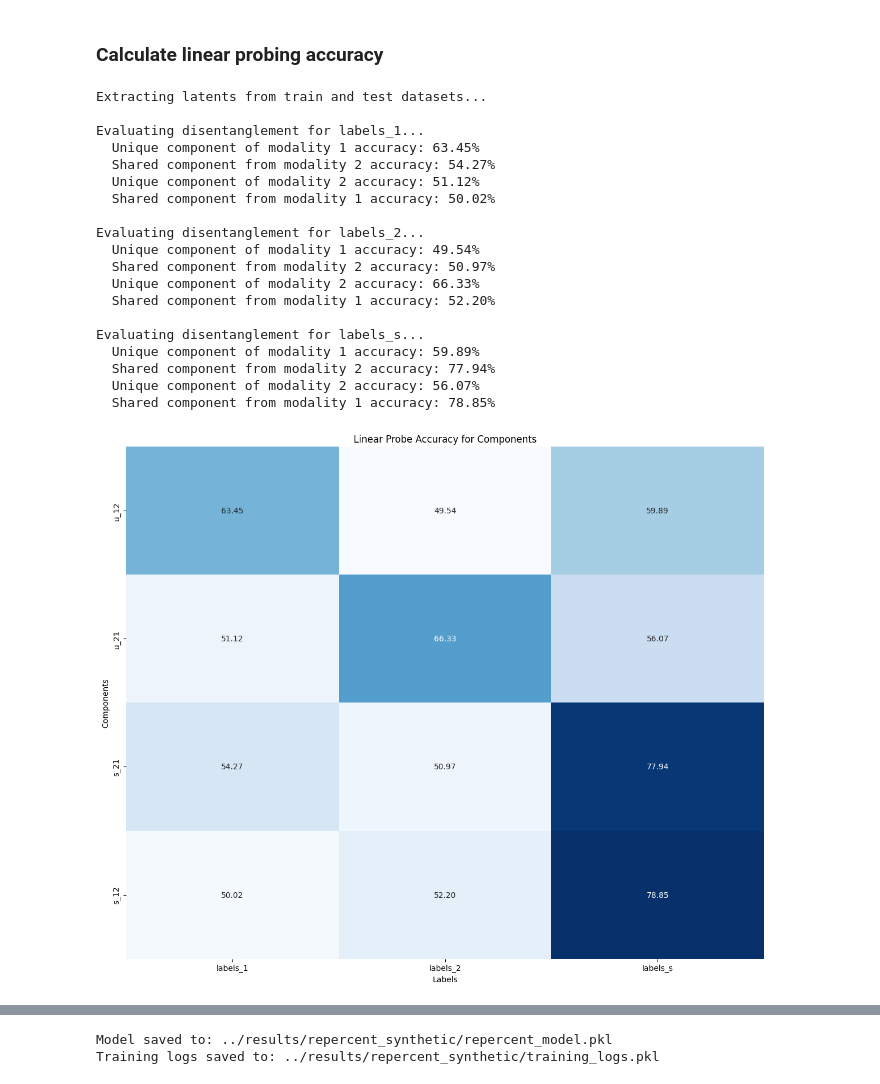
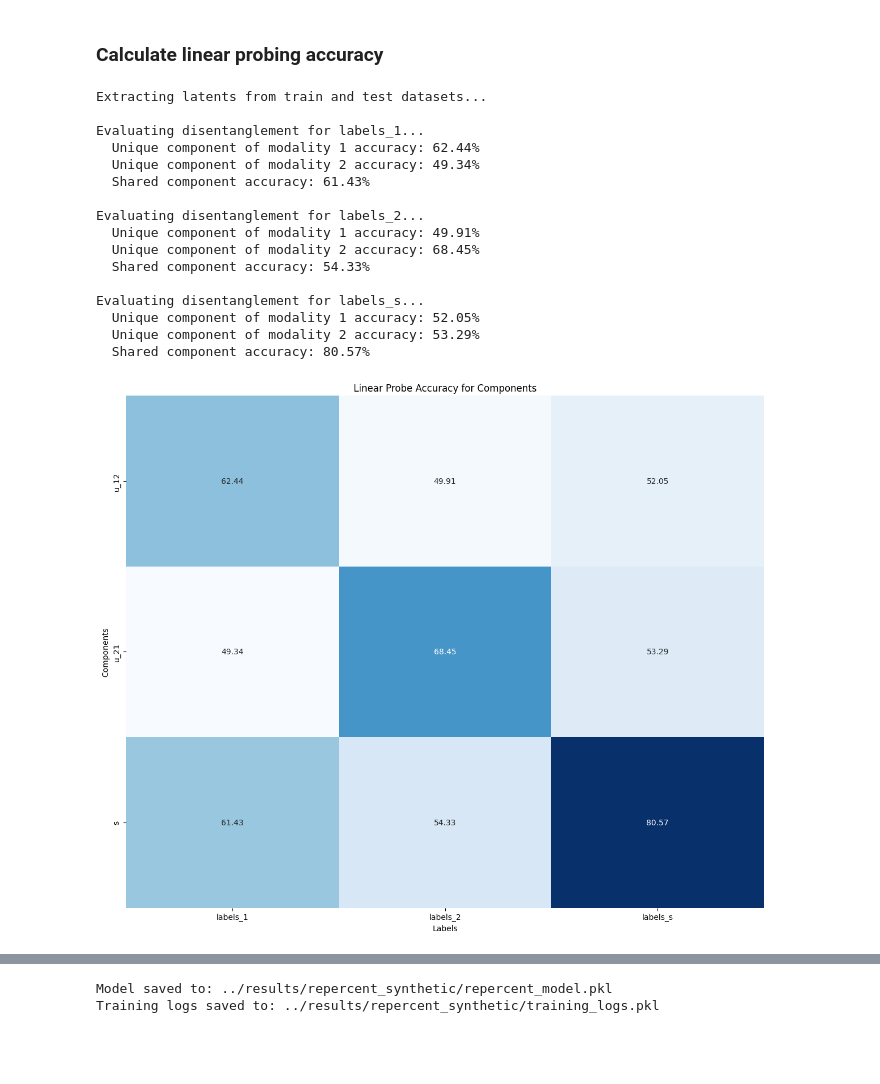
Before and after one commit to Vascorn/RePercENT, a Jupyter notebook: notebooks/repercent_synthetic.ipynb, the cells around one changed output, grey strips where cells are left out. Drawn from its saved outputs; the diff is of its cells as text; code cells hidden in the pictures; blank space fills up the shorter version.

```diff
--- a/notebooks/repercent_synthetic.ipynb
+++ b/notebooks/repercent_synthetic.ipynb
@@ -82,7 +83,7 @@ INPUT_CHANNELS= latent_dim['Z1'] + latent_dim['Zs'] # input channels = dim of un
 INPUT_AXIS = 1
 LATENT_HEADS = 1
 NUM_LATENTS = 2 # number of latent vectors, i.e. the number of disentangled factors to extract
-LATENT_DIM = 32
+LATENT_DIM = 16
 CROSS_HEADS = 2
 POS_ENCODING= True
 
@@ -132,7 +133,7 @@ INPUT_CHANNELS= latent_dim['Z2'] + latent_dim['Zs'] # input channels = dim of un
 INPUT_AXIS = 1 # input axis = time points of modality 2
 LATENT_HEADS = 1
 NUM_LATENTS = 2 # number of latent vectors, i.e. the number of disentangled factors to extract
-LATENT_DIM = 32
+LATENT_DIM = 16
 CROSS_HEADS = 2
 POS_ENCODING= True
 
@@ -289,7 +290,7 @@ alpha = 0.5
 lmd = 1e-3
 EPOCHS = 50
 BATCH_SZ = 1024
-LR = 1e-3
+LR = 5e-3
 
 
 dissen_loss = DisenLoss(alpha=alpha, lmd=lmd, lmd_end_value= 0)
@@ -440,7 +441,7 @@ print("Extracting latents from train and test datasets...")
 train_data_dict = extract_latents_and_labels(model, train_dataloader, device)
 test_data_dict = extract_latents_and_labels(model, test_dataloader, device)
 
-test_loss_logs["linear_probe"] = {"u_12": np.zeros(3), "s_21": np.zeros(3), "u_21": np.zeros(3), "s_12": np.zeros(3)}
+test_loss_logs["linear_probe"] = {"u_12": np.zeros(3), "u_21": np.zeros(3), "s": np.zeros(3)}
 for i, label in enumerate(['labels_1', 'labels_2', 'labels_s']):
     print(f"\nEvaluating disentanglement for {label}...")
 
@@ -450,73 +451,64 @@ for i, label in enumerate(['labels_1', 'labels_2', 'labels_s']):
         test_data_dict['u_12'], test_data_dict[label]
     )
     print(f"  Unique component of modality 1 accuracy: {test_loss_logs['linear_probe']['u_12'][i]:.2f}%")
-    # Shared component from modality 2
-    test_loss_logs["linear_probe"]["s_21"][i] = linear_probe(
-        train_data_dict['s_21'], train_data_dict[label],
-        test_data_dict['s_21'], test_data_dict[label]
-    )
-    print(f"  Shared component from modality 2 accuracy: {test_loss_logs['linear_probe']['s_21'][i]:.2f}%")
     # Unique component of modality 2
     test_loss_logs["linear_probe"]["u_21"][i] = linear_probe(
         train_data_dict['u_21'], train_data_dict[label],
         test_data_dict['u_21'], test_data_dict[label]
     )
     print(f"  Unique component of modality 2 accuracy: {test_loss_logs['linear_probe']['u_21'][i]:.2f}%")
-    # Shared component from modality 1
-    test_loss_logs["linear_probe"]["s_12"][i] = linear_probe(
-        train_data_dict['s_12'], train_data_dict[label],
-        test_data_dict['s_12'], test_data_dict[label]
+    # Shared component from modality 2
+    test_loss_logs["linear_probe"]["s"][i] = linear_probe(
+        np.concatenate((train_data_dict['s_21'], train_data_dict['s_12']), axis= -1), train_data_dict[label],
+        np.concatenate((test_data_dict['s_21'], test_data_dict['s_12']), axis= -1), test_data_dict[label]
     )
-    print(f"  Shared component from modality 1 accuracy: {test_loss_logs['linear_probe']['s_12'][i]:.2f}%")
+    print(f"  Shared component accuracy: {test_loss_logs['linear_probe']['s'][i]:.2f}%")
 # %% [output]
 Extracting latents from train and test datasets...
 
 Evaluating disentanglement for labels_1...
-  Unique component of modality 1 accuracy: 63.45%
-  Shared component from modality 2 accuracy: 54.27%
-  Unique component of modality 2 accuracy: 51.12%
-  Shared component from modality 1 accuracy: 50.02%
+  Unique component of modality 1 accuracy: 62.44%
+  Unique component of modality 2 accuracy: 49.34%
+  Shared component accuracy: 61.43%
 
 Evaluating disentanglement for labels_2...
-  Unique component of modality 1 accuracy: 49.54%
-  Shared component from modality 2 accuracy: 50.97%
-  Unique component of modality 2 accuracy: 66.33%
-  Shared component from modality 1 accuracy: 52.20%
+  Unique component of modality 1 accuracy: 49.91%
+  Unique component of modality 2 accuracy: 68.45%
+  Shared component accuracy: 54.33%
 
 Evaluating disentanglement for labels_s...
-  Unique component of modality 1 accuracy: 59.89%
-  Shared component from modality 2 accuracy: 77.94%
-  Unique component of modality 2 accuracy: 56.07%
-  Shared component from modality 1 accuracy: 78.85%
+  Unique component of modality 1 accuracy: 52.05%
+  Unique component of modality 2 accuracy: 53.29%
+  Shared component accuracy: 80.57%
 # %%
 def plot_confusion_matrix(train_loss_logs):
     import matplotlib.pyplot as plt
     import numpy as np
     import seaborn as sns
 
     labels = ['labels_1', 'labels_2', 'labels_s']
-    components = ['u_12', 'u_21', 's_21', 's_12']
+    components = ['u_12', 'u_21', 's']
 
     fig, axes = plt.subplots(1, 1, figsize=(12, 10))
 
 
     # Extract the arrays from the dictionary in the specified order
     arrays_to_stack = [train_loss_logs["linear_probe"][key] for key in components]
 
     # Stack the arrays vertically to create the 4x3 matrix
     result_matrix = np.vstack(arrays_to_stack)
     cm = result_matrix
     sns.heatmap(cm, annot=True, fmt=".2f", cmap="Blues", cbar=False,
                 xticklabels=labels, yticklabels=components, ax=axes)
     axes.set_title('Linear Probe Accuracy for Components')
     axes.set_xlabel('Labels')
     axes.set_ylabel('Components')
 
     plt.tight_layout()
     plt.show()
 plot_confusion_matrix(test_loss_logs)
 # %% [output]
-[figure, old version]
+[figure, new version]
 # %%
 from sklearn.decomposition import PCA
 from sklearn.manifold import TSNE
```
Also changed, not shown: parts of 7 cells of this notebook, 53 other files.
